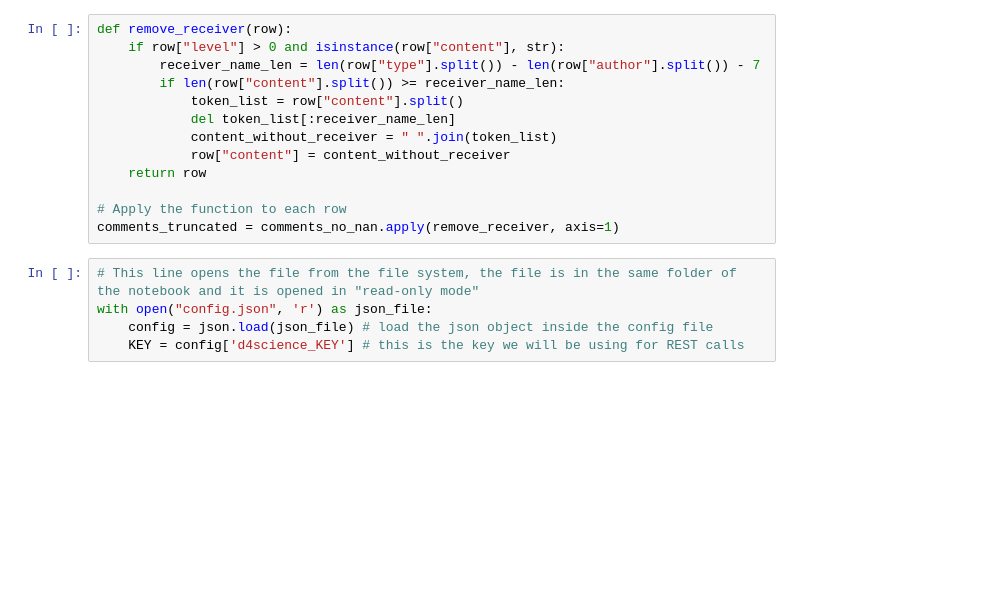
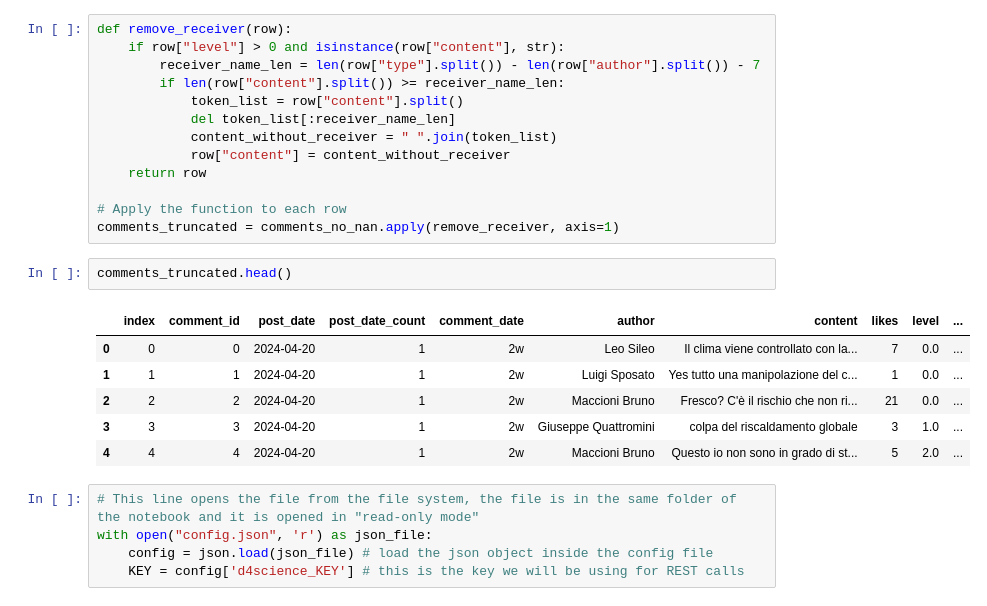
Before and after one commit to AntonioDonnangelo/italian_agriculture_and_protests_analysis, a Jupyter notebook: Facebook/comments_entities.ipynb, the cells around one changed output. Cells and saved outputs as stored; diff of their text form; blank space fills up the shorter version.

```diff
--- a/Facebook/comments_entities.ipynb
+++ b/Facebook/comments_entities.ipynb
@@ -138,6 +138,15 @@ def remove_receiver(row):
 
 # Apply the function to each row
 comments_truncated = comments_no_nan.apply(remove_receiver, axis=1)
+# %%
+comments_truncated.head()
+# %% [output]
+|  | index | comment_id | post_date | post_date_count | comment_date | author | content | likes | level | ... |
+| 0 | 0 | 0 | 2024-04-20 | 1 | 2w | Leo Sileo | Il clima viene controllato con la... | 7 | 0.0 | ... |
+| 1 | 1 | 1 | 2024-04-20 | 1 | 2w | Luigi Sposato | Yes tutto una manipolazione del c... | 1 | 0.0 | ... |
+| 2 | 2 | 2 | 2024-04-20 | 1 | 2w | Maccioni Bruno | Fresco? C'è il rischio che non ri... | 21 | 0.0 | ... |
+| 3 | 3 | 3 | 2024-04-20 | 1 | 2w | Giuseppe Quattromini | colpa del riscaldamento globale | 3 | 1.0 | ... |
+| 4 | 4 | 4 | 2024-04-20 | 1 | 2w | Maccioni Bruno | Questo io non sono in grado di st... | 5 | 2.0 | ... |
 # %%
 # This line opens the file from the file system, the file is in the same folder of the notebook and it is opened in "read-only mode"
 with open("config.json", 'r') as json_file:
```
Also changed, not shown: parts of 32 cells of this notebook, 10 other files.
